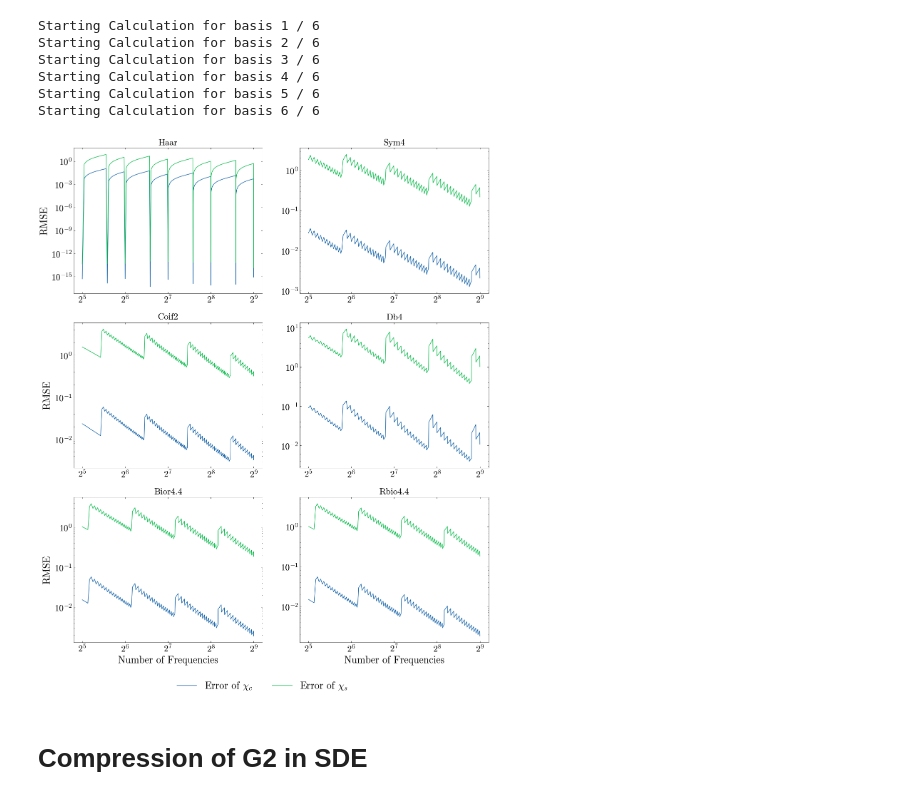
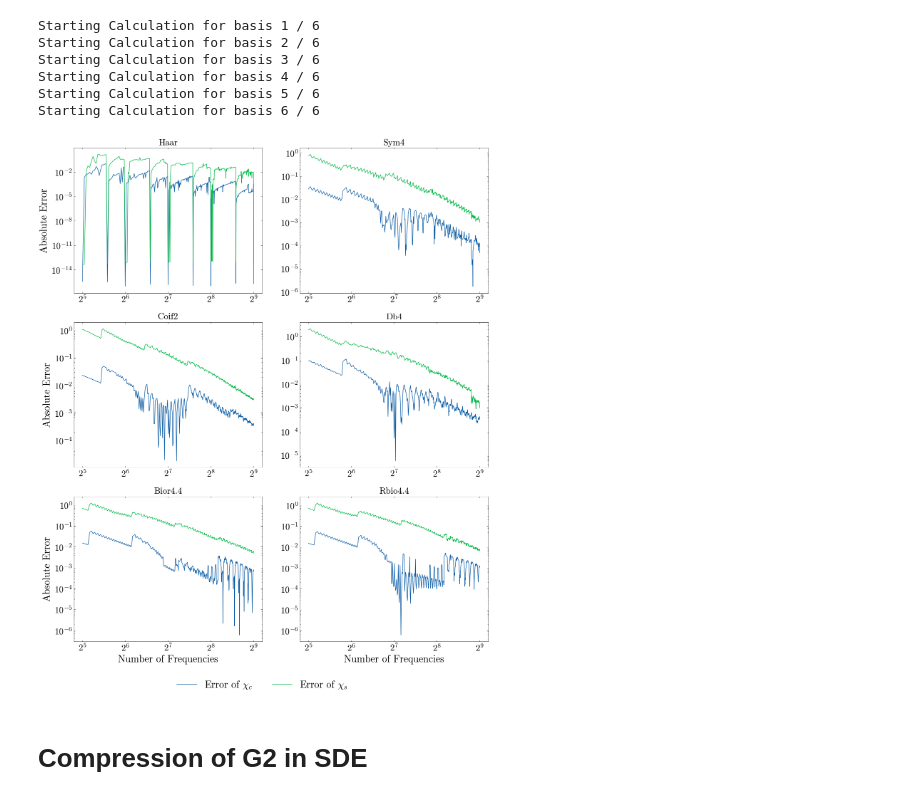
Before and after one commit to emoghadas/wavelets, a Jupyter notebook: waves_2_0.ipynb, the cells around one changed output. Cells and saved outputs as stored; diff of their text form; code cells hidden in the pictures.

Commit message:
Created plot script to plot from data files

```diff
--- a/waves_2_0.ipynb
+++ b/waves_2_0.ipynb
@@ -147,5 +150,8 @@ Starting calculation for beta = 100
 # %% [markdown]
 ### Plot of original susceptibility
+# %%
+# read from file
+data = pd.read_pickle("./data/ssim_cr_data.pkl")
 # %%
 # compute chi
 beta=1000
@@ -364,6 +372,9 @@ Starting Calculation for frequency size niwf=1024
     Calculating for beta value 19 / 20
     Calculating for beta value 20 / 20
 # %%
+# read from file
+df = pd.read_pickle("./data/sc_sep_data.pkl")
+
 # Define a list of markers
 markers = ['d', 'x', '^', 's', 'o', '<', '>', 'p', '*', '+']
 
@@ -459,7 +470,27 @@ num_evs_negative = np.zeros((betas.size, us.size))
 
 # loop over beta and u
 for bidx, beta in enumerate(betas):
+    print(f"Calculation for beta number {bidx+1} / {len(betas)}")
     for uidx, u in enumerate(us):
+        # compute chi
         chi_charge = al.chi_c(u, beta, u/2, niwf).real
-        ws, vs = np.linalg.eigh(chi_charge)
+
+        # compress
+        level=6
+        q=0.99
+        a = np.int32(chi_charge.shape[0]/(2**(level-1)))
+        coeffs_c = pywt.wavedec2(chi_charge,'haar',level=level)
+        coeff_c_arr,coeff_c_slices = pywt.coeffs_to_array(coeffs_c)
+
+        c_details = np.concatenate((coeff_c_arr[a:,:].flatten(), coeff_c_arr[:a,a:].flatten()))
+
+        thresh_c = np.quantile(np.abs(c_details), q)
+
+        approx_c = np.copy(coeff_c_arr[:a,:a])
+        coeff_c_arr_rec = (np.abs(coeff_c_arr[:,:]) >= thresh_c) * coeff_c_arr[:,:]
+        coeff_c_arr_rec[:a,:a] = np.copy(approx_c)
+
+        chi_charge_rec = pywt.waverec2(pywt.array_to_coeffs(coeff_c_arr_rec,coeff_c_slices,output_format='wavedec2'),'haar')
+
+        ws, vs = np.linalg.eigh(chi_charge_rec)
         num_evs_negative[bidx][uidx] = np.sum(ws < 0)   # number of negative evs
@@ -700,7 +771,7 @@ niwfs = np.linspace(start, 512, 512-start+1)
 u = 1
 mu = u/2
 beta = 100
-threshold_quantile = 1.
+threshold_quantile = 0.99
 
 # different bases to check
 waveletbases = ["haar", "sym4", "coif2", "db4", "bior4.4", "rbio4.4"]
@@ -780,6 +851,8 @@ for b_idx, basis in enumerate(waveletbases, start=1):
                                   rmse_spin]], columns=data.columns)
 
         data = pd.concat([data, new_data], ignore_index=True)
+
+data.to_pickle(f"./data/freq_box_data_q{threshold_quantile}.pkl")
 # %% [output]
 Starting Calculation for basis 1 / 6
 Starting Calculation for basis 2 / 6
@@ -788,31 +861,34 @@ Starting Calculation for basis 4 / 6
 Starting Calculation for basis 5 / 6
 Starting Calculation for basis 6 / 6
 # %%
+# load from file
+data = pd.read_pickle(f"./data/freq_box_data_q{threshold_quantile}.pkl")
+
 # plot error metrics
 fig, axs = plt.subplots(3, len(waveletbases)//3, figsize=(15,18),
                         gridspec_kw={'hspace': 0.2})
 axs = axs.flatten()
 
 # metric to plot
 metric = "abs_err"
 
 # loop over the df
 for b_idx, basis in enumerate(waveletbases):
     tmp_df = data.loc[data['basis']==basis]
 
     axs[b_idx].plot(tmp_df["niwf"], tmp_df[f"{metric}_c"], label=r"Error of $\chi_c$")
     axs[b_idx].plot(tmp_df["niwf"], tmp_df[f"{metric}_s"], label=r"Error of $\chi_s$")
     if b_idx%2==0:
-        axs[b_idx].set_ylabel("RMSE")
+        axs[b_idx].set_ylabel("Absolute Error")
     if b_idx==len(waveletbases)-1 or b_idx==len(waveletbases)-2:
         axs[b_idx].set_xlabel("Number of Frequencies")
     axs[b_idx].set_yscale('log')
     axs[b_idx].set_xscale('log', base=2)
     axs[b_idx].set_title(f"{basis}".capitalize())
 axs[b_idx].legend(ncol=2, bbox_to_anchor=(0.3, -0.2), prop={'size':20})
-plt.savefig("graphics/wl_bases_err.pdf", bbox_inches="tight")
+plt.savefig(f"graphics/wl_bases_err_q{threshold_quantile}.pdf", bbox_inches="tight")
 # %% [output]
-[figure, old version]
+[figure, new version]
 # %% [markdown]
 # Compression of G2 in SDE
 # %% [markdown]
```
Also changed, not shown: parts of 19 cells of this notebook, 30 other files.
